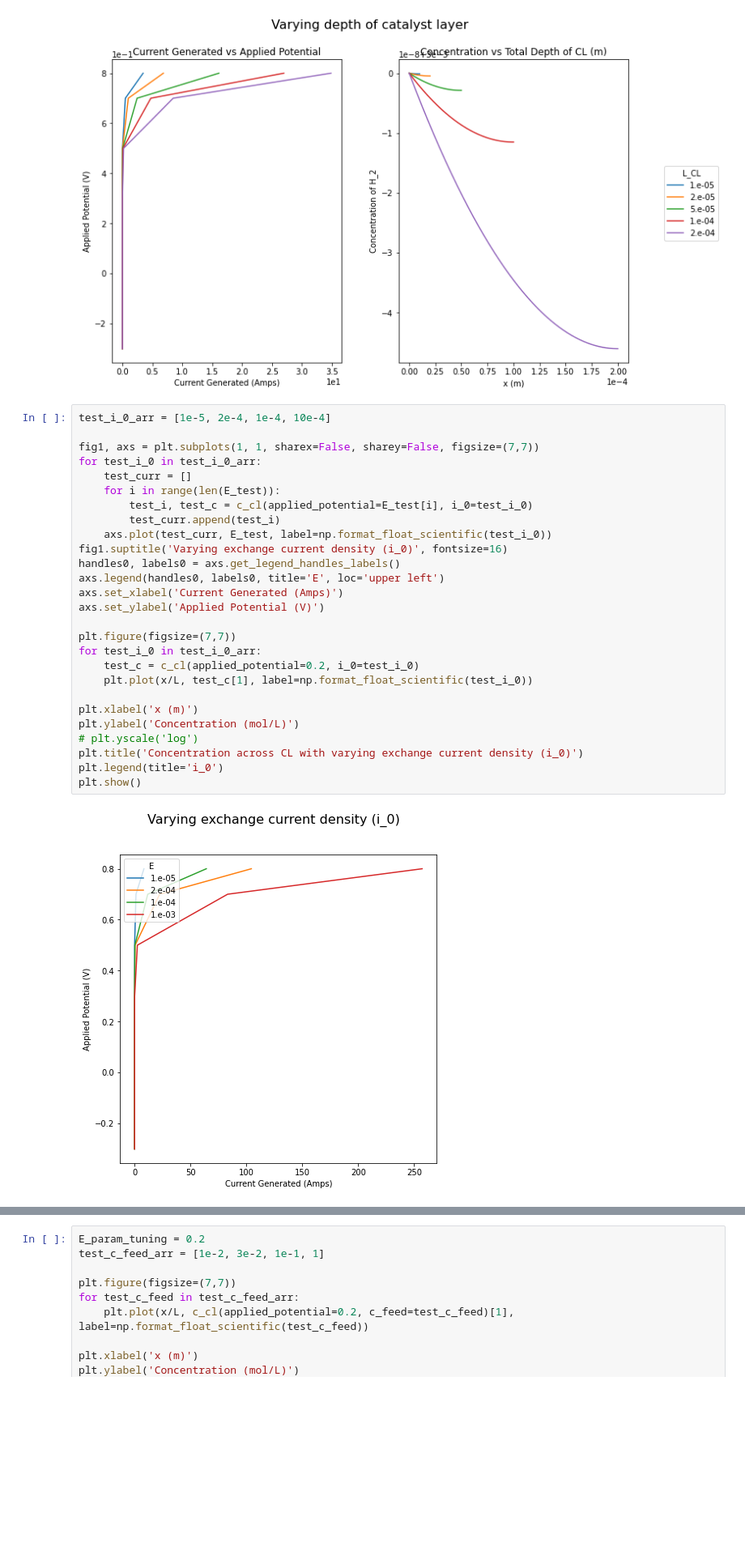
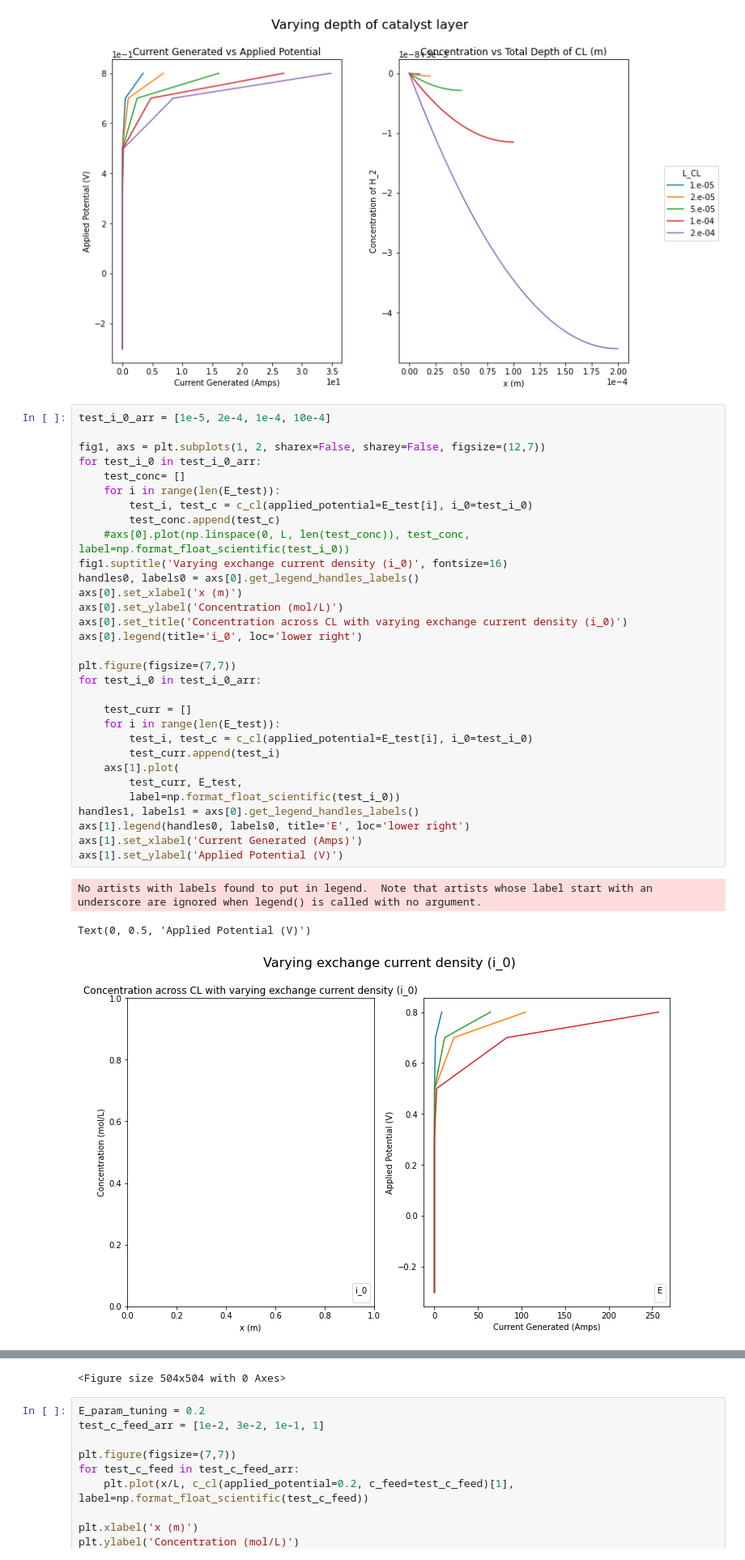
Before and after one commit to tinypersimmon/lbnl, a Jupyter notebook: transport_model.ipynb, the cells around one changed output, grey strips where cells are left out. Shown at 81% size. Saved outputs shown, nothing was run; the diff lists cells and outputs as text; blank space fills up the shorter version.

Commit message:
220427 i_0 graphs

```diff
--- a/transport_model.ipynb
+++ b/transport_model.ipynb
@@ -311,29 +311,35 @@ fig_L.legend(handles=handles0,
 # %%
 test_i_0_arr = [1e-5, 2e-4, 1e-4, 10e-4]
 
-fig1, axs = plt.subplots(1, 1, sharex=False, sharey=False, figsize=(7,7))
+fig1, axs = plt.subplots(1, 2, sharex=False, sharey=False, figsize=(12,7))
 for test_i_0 in test_i_0_arr:
+    test_conc= []
+    for i in range(len(E_test)):
+        test_i, test_c = c_cl(applied_potential=E_test[i], i_0=test_i_0)
+        test_conc.append(test_c)
+    #axs[0].plot(np.linspace(0, L, len(test_conc)), test_conc, label=np.format_float_scientific(test_i_0))
+fig1.suptitle('Varying exchange current density (i_0)', fontsize=16)
+handles0, labels0 = axs[0].get_legend_handles_labels()
+axs[0].set_xlabel('x (m)')
+axs[0].set_ylabel('Concentration (mol/L)')
+axs[0].set_title('Concentration across CL with varying exchange current density (i_0)')
+axs[0].legend(title='i_0', loc='lower right')
+
+plt.figure(figsize=(7,7))
+for test_i_0 in test_i_0_arr:
+
     test_curr = []
     for i in range(len(E_test)):
         test_i, test_c = c_cl(applied_potential=E_test[i], i_0=test_i_0)
         test_curr.append(test_i)
-    axs.plot(test_curr, E_test, label=np.format_float_scientific(test_i_0))
-fig1.suptitle('Varying exchange current density (i_0)', fontsize=16)
-handles0, labels0 = axs.get_legend_handles_labels()
-axs.legend(handles0, labels0, title='E', loc='upper left')
-axs.set_xlabel('Current Generated (Amps)')
-axs.set_ylabel('Applied Potential (V)')
-
-plt.figure(figsize=(7,7))
-for test_i_0 in test_i_0_arr:
-    test_c = c_cl(applied_potential=0.2, i_0=test_i_0)
-    plt.plot(x/L, test_c[1], label=np.format_float_scientific(test_i_0))
-
-plt.xlabel('x (m)')
-plt.ylabel('Concentration (mol/L)')
-# plt.yscale('log')
-plt.title('Concentration across CL with varying exchange current density (i_0)')
-plt.legend(title='i_0')
-plt.show()
+    axs[1].plot(
+        test_curr, E_test,
+        label=np.format_float_scientific(test_i_0))
+handles1, labels1 = axs[0].get_legend_handles_labels()
+axs[1].legend(handles0, labels0, title='E', loc='lower right')
+axs[1].set_xlabel('Current Generated (Amps)')
+axs[1].set_ylabel('Applied Potential (V)')
 # %% [output]
+No artists with labels found to put in legend.  Note that artists whose label start with an underscore are ignored when legend() is called with no argument.
+Text(0, 0.5, 'Applied Potential (V)')
-[figure, old version]
+[figure, new version]
@@ -341,3 +346,4 @@ plt.show()
+<Figure size 504x504 with 0 Axes>
 # %%
 E_param_tuning = 0.2
 test_c_feed_arr = [1e-2, 3e-2, 1e-1, 1]
```
Also changed, not shown: parts of 1 cell of this notebook.
